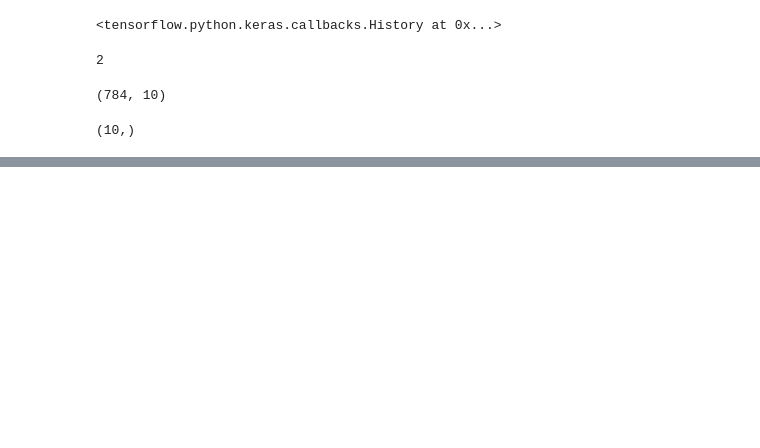
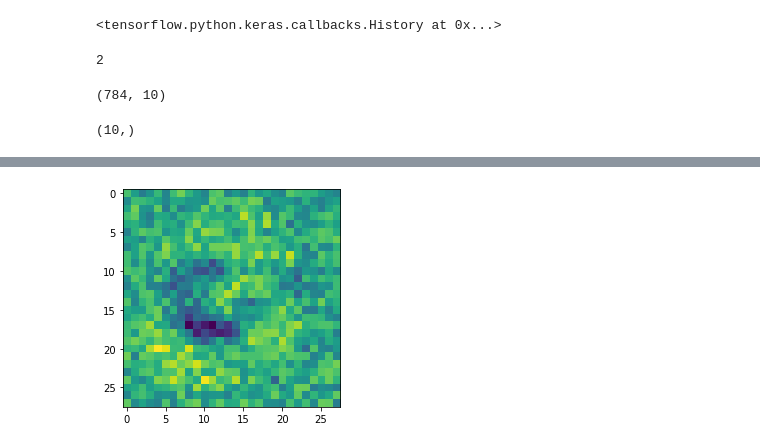
Before and after one commit to ariG23498/GrokkingDeepLearning, a Jupyter notebook: MNIST_weight_visualization_keras.ipynb, the cells around one changed output, grey strips where cells are left out. Saved outputs shown, nothing was run; the diff lists cells and outputs as text; code cells hidden in the pictures; blank space fills up the shorter version.

```diff
--- a/MNIST_weight_visualization_keras.ipynb
+++ b/MNIST_weight_visualization_keras.ipynb
@@ -106,0 +125,4 @@ visual(2)
+# %%
+visual(3)
+# %% [output]
+[figure, added]
```
Also changed, not shown: parts of 13 cells of this notebook.
